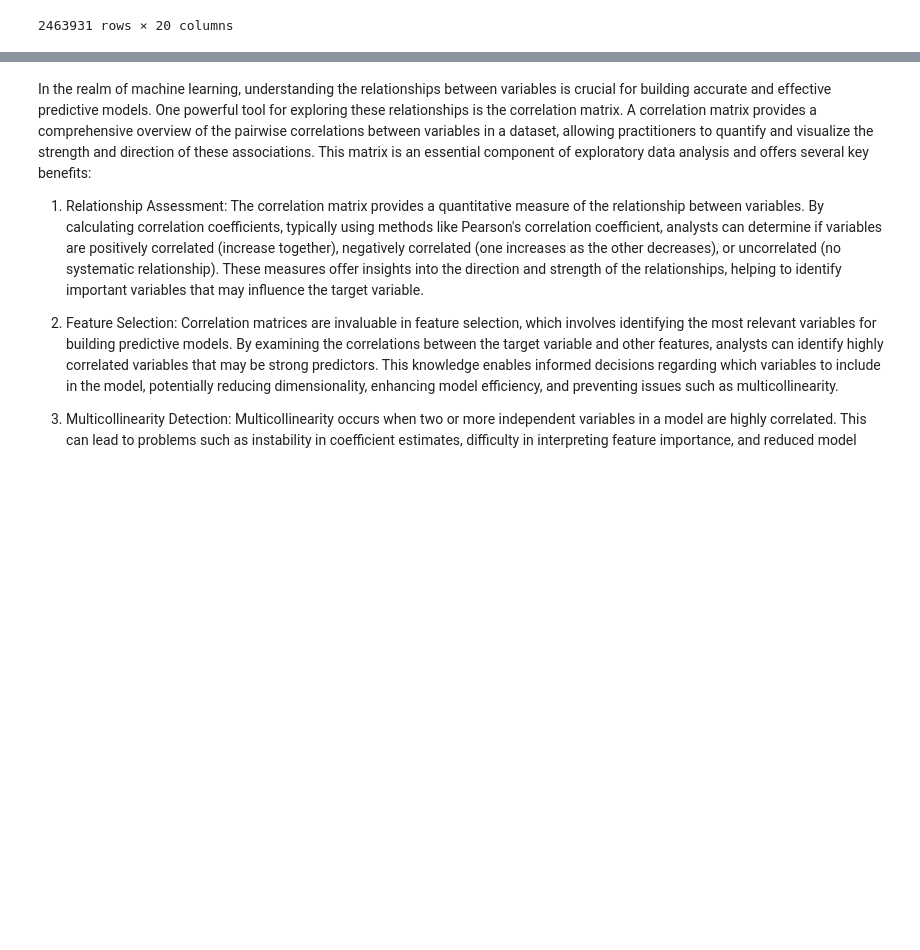
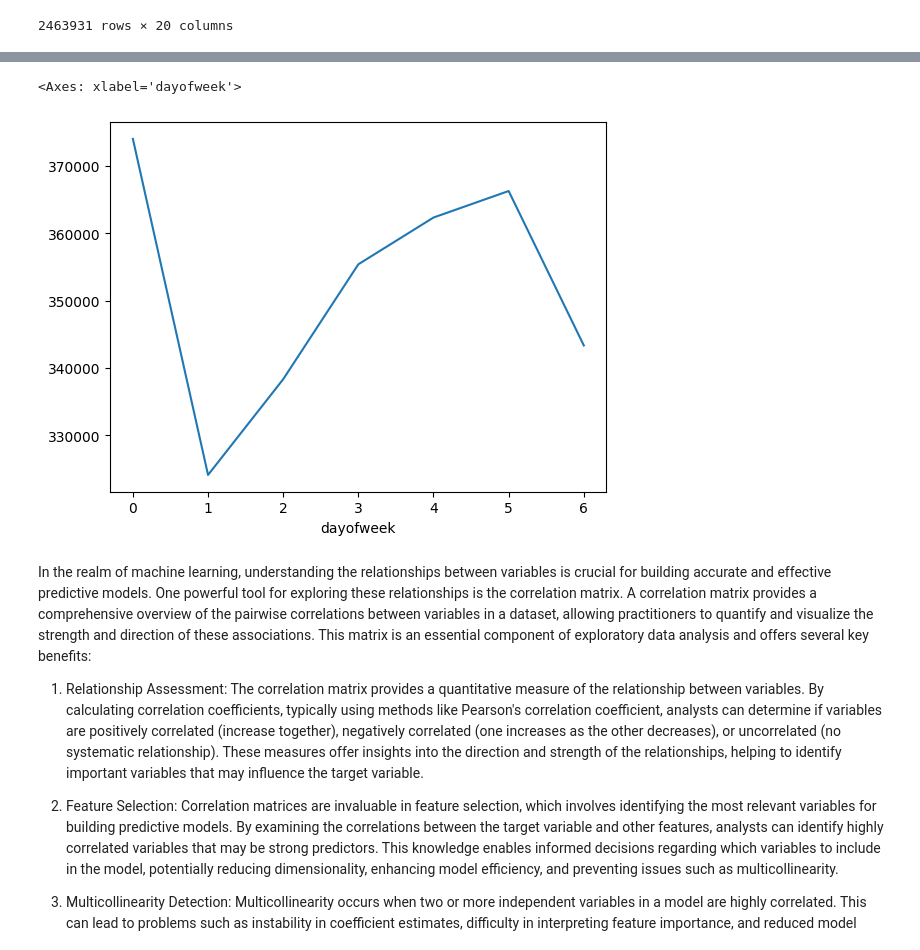
Before and after one commit to azulez/BootCamp2025, a Jupyter notebook: Student_MLE_MiniProject_EDA.ipynb, the cells around one changed output, grey strips where cells are left out. Saved outputs shown, nothing was run; the diff lists cells and outputs as text; code cells hidden in the pictures; blank space fills up the shorter version.

```diff
--- a/Student_MLE_MiniProject_EDA.ipynb
+++ b/Student_MLE_MiniProject_EDA.ipynb
@@ -176,5 +176,9 @@ df['pickup_hour'].value_counts().plot.line()
 # %%
 # Create a lineplot displaying the number of trips by pickup day
+df['dayofweek'].value_counts().sort_index().plot.line()
+# %% [output]
+<Axes: xlabel='dayofweek'>
+[figure, added]
 # %% [markdown]
 In the realm of machine learning, understanding the relationships between variables is crucial for building accurate and effective predictive models. One powerful tool for exploring these relationships is the correlation matrix. A correlation matrix provides a comprehensive overview of the pairwise correlations between variables in a dataset, allowing practitioners to quantify and visualize the strength and direction of these associations. This matrix is an essential component of exploratory data analysis and offers several key benefits:
 
```
Also changed, not shown: parts of 2 cells of this notebook.
